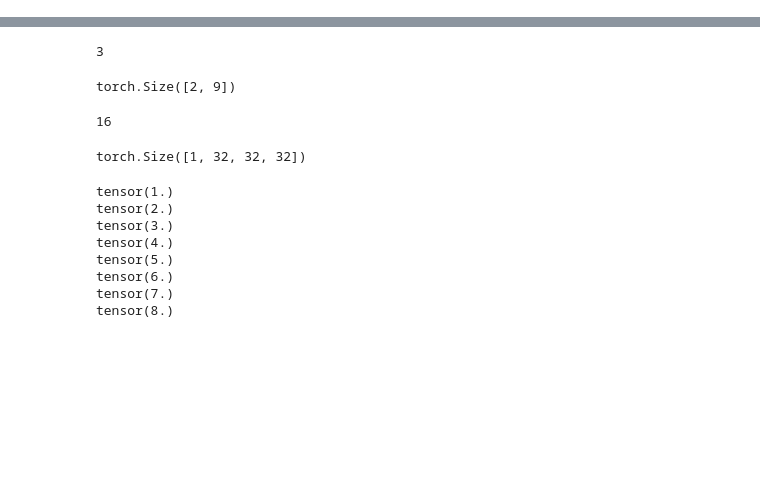
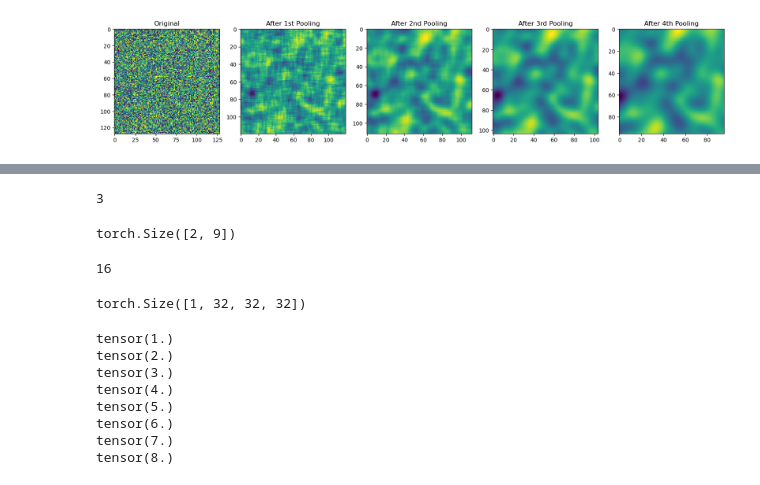
Before and after one commit to Polichinel/HydraNet_001, a Jupyter notebook: notebooks/transfom_test.ipynb, the cells around one changed output, grey strips where cells are left out. Cells and saved outputs as stored; diff of their text form; code cells hidden in the pictures; blank space fills up the shorter version.

```diff
--- a/notebooks/transfom_test.ipynb
+++ b/notebooks/transfom_test.ipynb
@@ -0,0 +1,39 @@
+# %%
+import numpy as np
+import torch
+import matplotlib.pyplot as plt
+
+# Create a random 2D array
+np_array = np.random.rand(128, 128)
+
+# Convert to PyTorch tensor
+tensor = torch.from_numpy(np_array)
+
+# Reshape tensor to have four dimensions
+tensor = tensor.unsqueeze(0).unsqueeze(0)
+
+# Apply average pooling three times
+pool = torch.nn.MaxPool2d(2, stride=2)
+#pool = torch.nn.AvgPool2d(2, stride=2)
+pool = torch.nn.AvgPool2d(9, stride=1)
+
+pooled_tensor1 = pool(tensor)
+pooled_tensor2 = pool(pooled_tensor1)
+pooled_tensor3 = pool(pooled_tensor2)
+pooled_tensor4 = pool(pooled_tensor3)
+
+# Visualize the original array and the pooled array
+fig, ax = plt.subplots(1, 5, figsize=(20, 10))
+ax[0].imshow(np_array, interpolation='nearest', cmap='viridis')
+ax[0].set_title("Original")
+ax[1].imshow(pooled_tensor1.squeeze(0).squeeze(0).detach().numpy(), interpolation='nearest', cmap='viridis')
+ax[1].set_title("After 1st Pooling")
+ax[2].imshow(pooled_tensor2.squeeze(0).squeeze(0).detach().numpy(), interpolation='nearest', cmap='viridis')
+ax[2].set_title("After 2nd Pooling")
+ax[3].imshow(pooled_tensor3.squeeze(0).squeeze(0).detach().numpy(), interpolation='nearest', cmap='viridis')
+ax[3].set_title("After 3rd Pooling")
+ax[4].imshow(pooled_tensor4.squeeze(0).squeeze(0).detach().numpy(), interpolation='nearest', cmap='viridis')
+ax[4].set_title("After 4th Pooling")
+plt.show()
+# %% [output]
+[figure, added]
```
Also changed, not shown: parts of 2 cells of this notebook.
